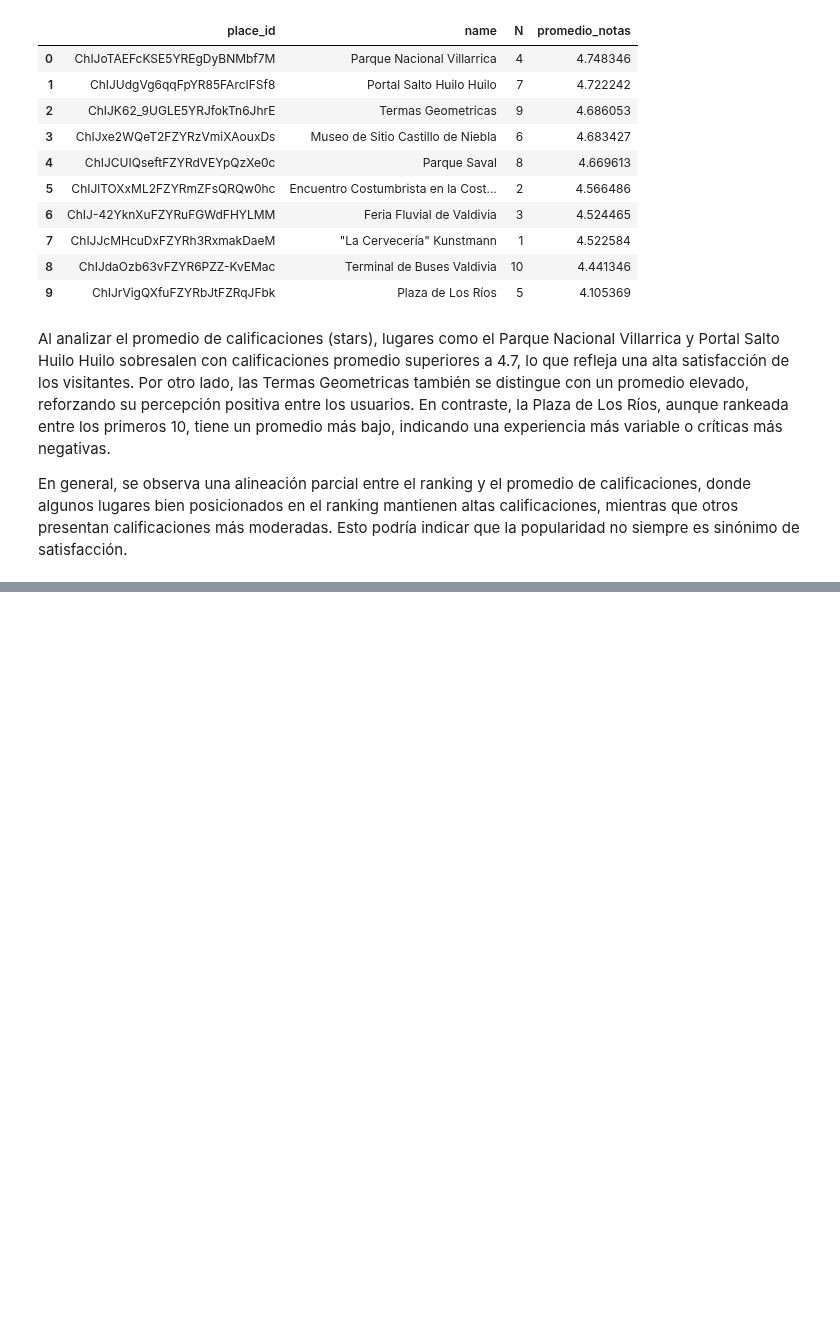
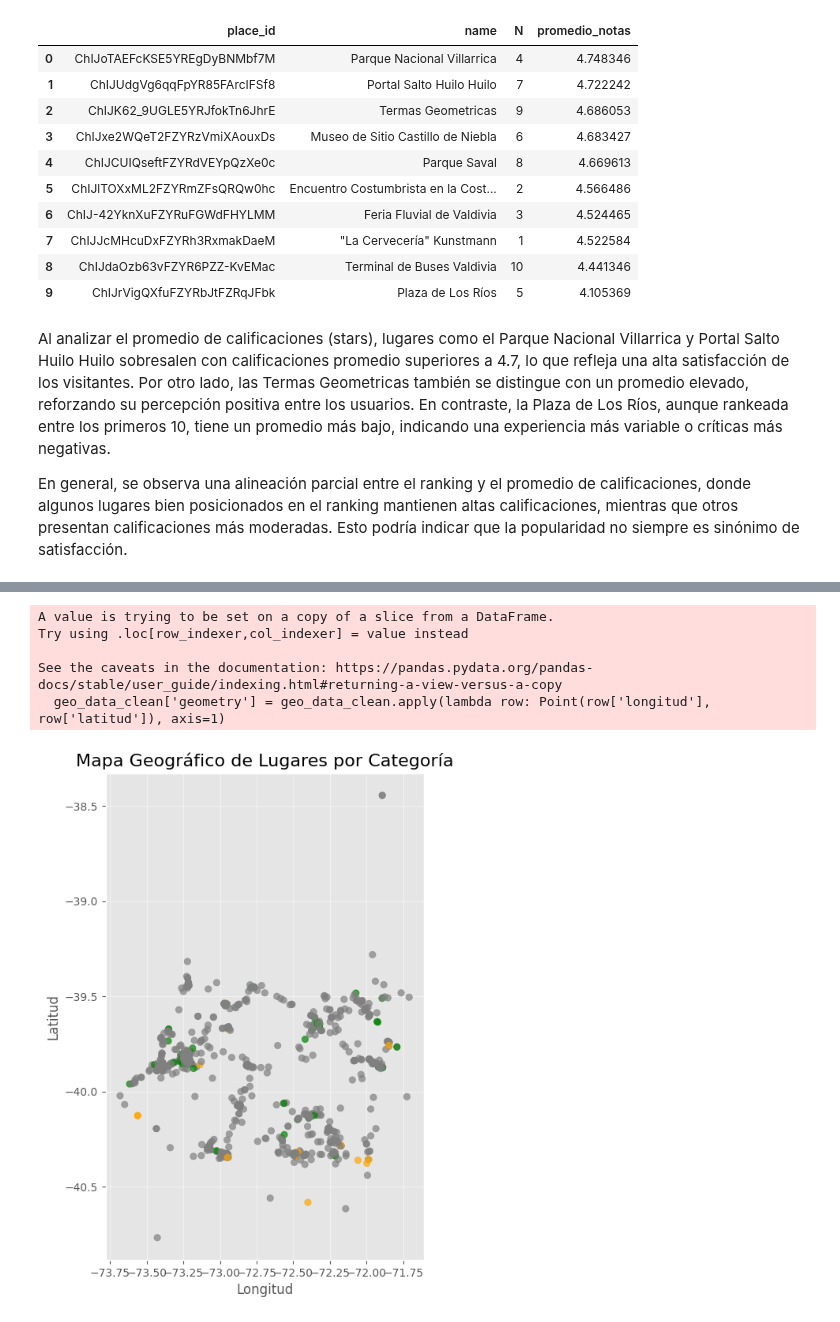
Before and after one commit to RiveraCamilo/Tarea_Final_Redes, a Jupyter notebook: notebooks/1. Analisis_exploratorio.ipynb, the cells around one changed output, grey strips where cells are left out. Drawn from its saved outputs; the diff is of its cells as text; code cells hidden in the pictures; blank space fills up the shorter version.

```diff
--- a/notebooks/1. Analisis_exploratorio.ipynb
+++ b/notebooks/1. Analisis_exploratorio.ipynb
@@ -264,0 +348,2 @@ En general, se observa una alineación parcial entre el ranking y el promedio de
+# %%
+geo_data = pd.read_csv("https://github.com/RiveraCamilo/Tarea_Final_Redes/raw/refs/heads/main/data/Ubicaci%C3%B3n_place_id.csv", encoding="utf-8")
@@ -264,0 +376,40 @@ En general, se observa una alineación parcial entre el ranking y el promedio de
+# %%
+import geopandas as gpd
+from shapely.geometry import Point
+import matplotlib.pyplot as plt
+
+# Eliminar filas con valores NaN en las columnas de latitud o longitud
+geo_data_clean = geo_data.dropna(subset=['latitud', 'longitud'])
+
+# Crear una geometría de puntos usando las coordenadas
+geo_data_clean['geometry'] = geo_data_clean.apply(lambda row: Point(row['longitud'], row['latitud']), axis=1)
+
+# Crear un GeoDataFrame
+gdf = gpd.GeoDataFrame(geo_data_clean, geometry='geometry', crs="EPSG:4326")
+
+# Crear colores para las categorías
+category_colors = {
+    'Restaurante': 'blue',
+    'Hotel': 'green',
+    'Park': 'orange',
+    'Otro': 'purple'
+}
+gdf['color'] = gdf['categoria'].apply(lambda x: category_colors.get(x, 'gray'))
+
+# Graficar los puntos en un mapa simple
+fig, ax = plt.subplots(figsize=(12, 8))
+gdf.plot(ax=ax, color=gdf['color'], legend=True, alpha=0.7)
+
+# Configurar el gráfico
+ax.set_title('Mapa Geográfico de Lugares por Categoría', fontsize=16)
+ax.set_xlabel('Longitud', fontsize=12)
+ax.set_ylabel('Latitud', fontsize=12)
+plt.grid(alpha=0.5)
+plt.show()
+# %% [output]
+A value is trying to be set on a copy of a slice from a DataFrame.
+Try using .loc[row_indexer,col_indexer] = value instead
+
+See the caveats in the documentation: https://pandas.pydata.org/pandas-docs/stable/user_guide/indexing.html#returning-a-view-versus-a-copy
+  geo_data_clean['geometry'] = geo_data_clean.apply(lambda row: Point(row['longitud'], row['latitud']), axis=1)
+[figure, added]
```
Also changed, not shown: parts of 8 cells of this notebook.
